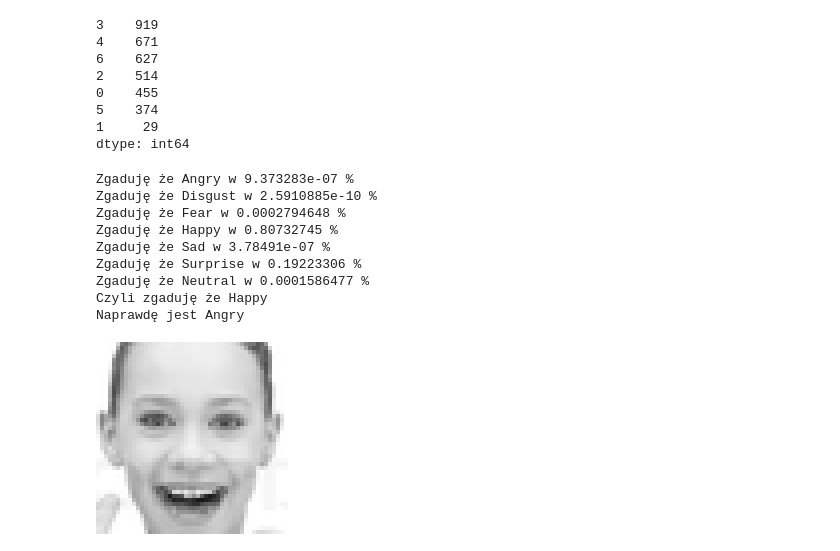
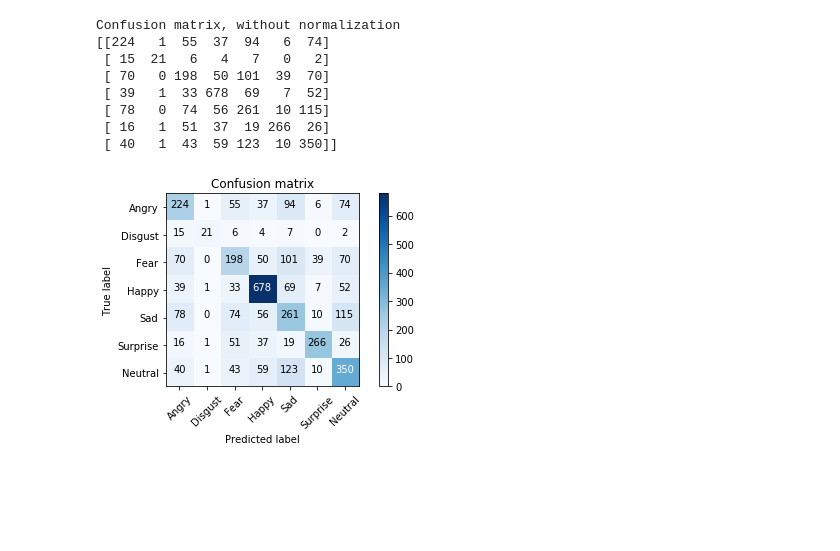
Before and after one commit to mateusz-lamecki/facial-expression-recognizer, a Jupyter notebook: Train.ipynb, the cells around one changed output. Saved outputs shown, nothing was run; the diff lists cells and outputs as text; code cells hidden in the pictures; blank space fills up the shorter version.

Commit message:
Add confusion matrix

```diff
--- a/Train.ipynb
+++ b/Train.ipynb
@@ -28,10 +32,10 @@ data_test = preprocess(data, 'PrivateTest')
 # %%
 model = tf.keras.Sequential([
     layers.Conv2D(64, kernel_size=5, padding='same', input_shape=(48, 48, 1), activation='relu'),
-    layers.Conv2D(64, kernel_size=5, padding='same', input_shape=(48, 48, 1), activation='relu'),
+    layers.Conv2D(32, kernel_size=5, padding='same', input_shape=(48, 48, 1), activation='relu'),
     layers.MaxPooling2D(pool_size=(2,2), strides=(2,2)),
-    layers.Conv2D(128, kernel_size=3, padding='same', input_shape=(*IM_SIZE, 1), activation='relu'),
-    layers.Conv2D(128, kernel_size=3, padding='same', input_shape=(*IM_SIZE, 1), activation='relu'),
+    layers.Conv2D(32, kernel_size=3, padding='same', input_shape=(*IM_SIZE, 1), activation='relu'),
+    layers.Conv2D(32, kernel_size=3, padding='same', input_shape=(*IM_SIZE, 1), activation='relu'),
     layers.Flatten(),
     layers.Dense(256, activation='relu'),
     layers.Dropout(0.5),
@@ -80,32 +74,17 @@ y_hat = model.predict(data_test[0])
-# %%
-y_hats = [x.argmax() for x in y_hat]
-pd.Series(y_hats).value_counts()
-# %% [output]
-3    919
-4    671
-6    627
-2    514
-0    455
-5    374
-1     29
-dtype: int64
-# %%
-I = 10
-for i in range(N_LABELS):
-    print('Zgaduję że', LABELS[i], 'w', y_hat[I][i], '%')
-print('Czyli zgaduję że', LABELS[y_hat[I].argmax()])
-print('Naprawdę jest', LABELS[data['emotion'].tolist()[I]])
-Image.fromarray((data_test[0][I]*255).reshape(IM_SIZE).astype(np.uint8), mode='L').resize((48*4, 48*4))
-# %% [output]
-Zgaduję że Angry w 9.373283e-07 %
-Zgaduję że Disgust w 2.5910885e-10 %
-Zgaduję że Fear w 0.0002794648 %
-Zgaduję że Happy w 0.80732745 %
-Zgaduję że Sad w 3.78491e-07 %
-Zgaduję że Surprise w 0.19223306 %
-Zgaduję że Neutral w 0.0001586477 %
-Czyli zgaduję że Happy
-Naprawdę jest Angry
-[figure, removed]
+# %%
+y_hat = model.predict(data_test[0]).argmax(axis=1)
+conf_matrix = confusion_matrix(data_test[1].argmax(axis=1), y_hat)
+# %%
+plot_confusion_matrix(conf_matrix, LABELS, normalize=0)
+# %% [output]
+Confusion matrix, without normalization
+[[224   1  55  37  94   6  74]
+ [ 15  21   6   4   7   0   2]
+ [ 70   0 198  50 101  39  70]
+ [ 39   1  33 678  69   7  52]
+ [ 78   0  74  56 261  10 115]
+ [ 16   1  51  37  19 266  26]
+ [ 40   1  43  59 123  10 350]]
+[figure, added]
 # %%
 model.save('model.h5')
```
Also changed, not shown: parts of 6 cells of this notebook, 1 other file.
